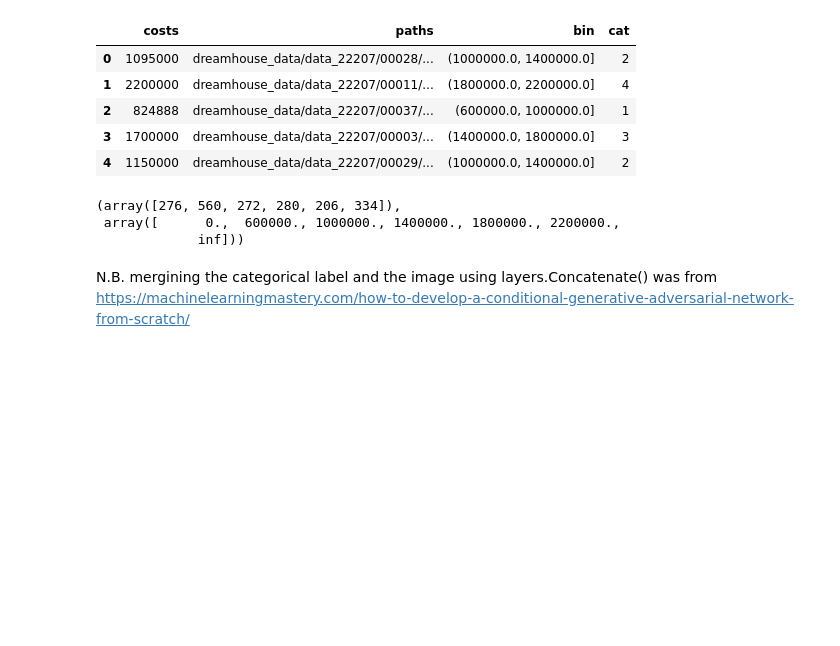
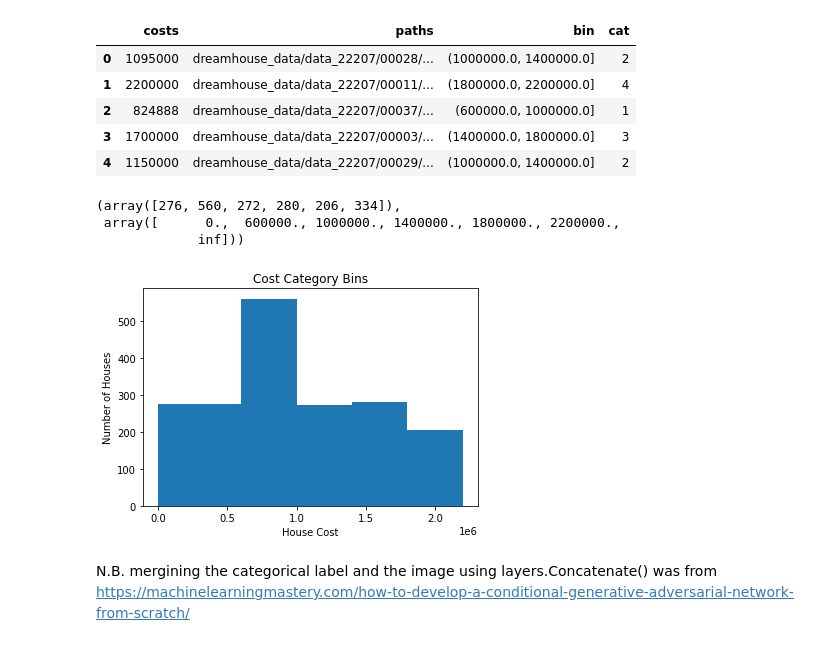
Before and after one commit to emace593/dreamhouse_public, a Jupyter notebook: part2B.ipynb, the cells around one changed output. Cells and saved outputs as stored; diff of their text form; code cells hidden in the pictures; blank space fills up the shorter version.

```diff
--- a/part2B.ipynb
+++ b/part2B.ipynb
@@ -72,6 +72,14 @@ np.histogram(costs,bins)
 (array([276, 560, 272, 280, 206, 334]),
  array([      0.,  600000., 1000000., 1400000., 1800000., 2200000.,
              inf]))
+# %%
+plt.hist(costs,bins)
+plt.xlabel('House Cost')
+plt.ylabel('Number of Houses')
+plt.title('Cost Category Bins')
+plt.savefig('cost_cats.png')
+# %% [output]
+[figure, added]
 # %%
 IM_SIZE = 224
 # %%
```
Also changed, not shown: parts of 12 cells of this notebook, 2 other files.
